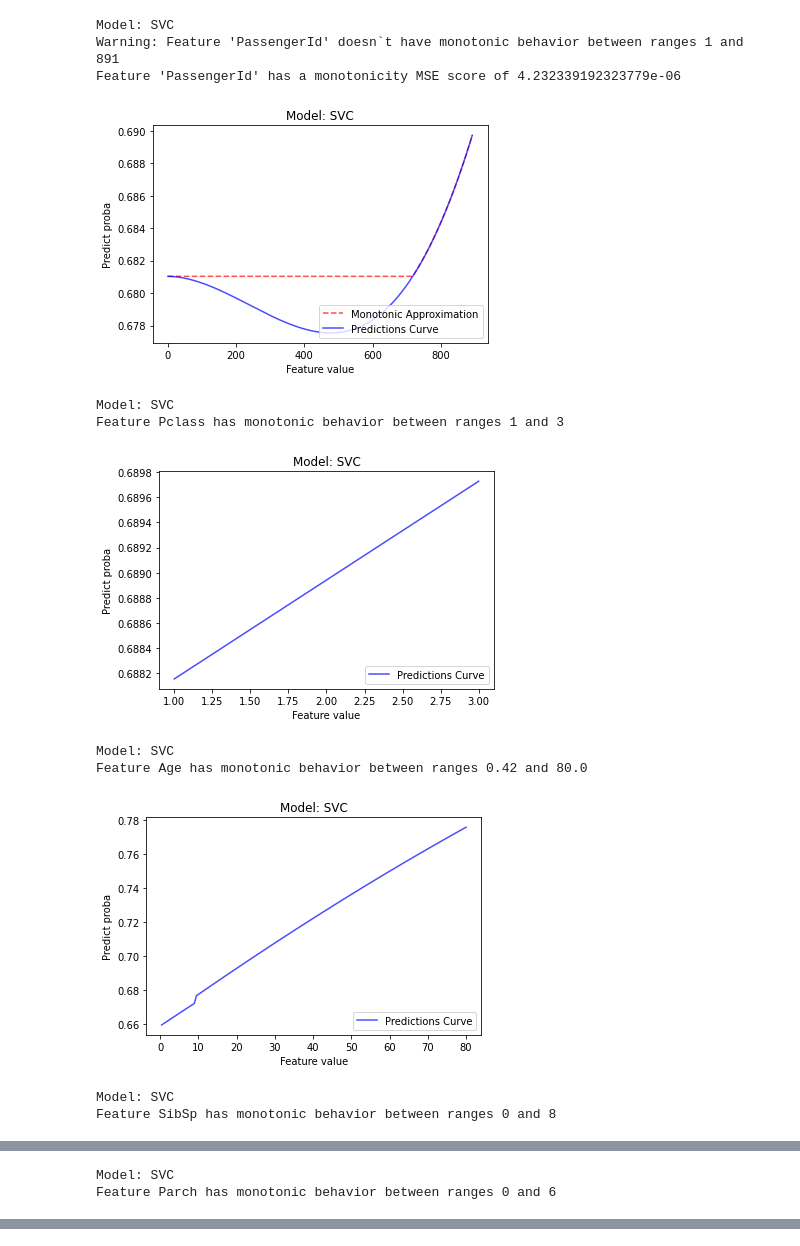
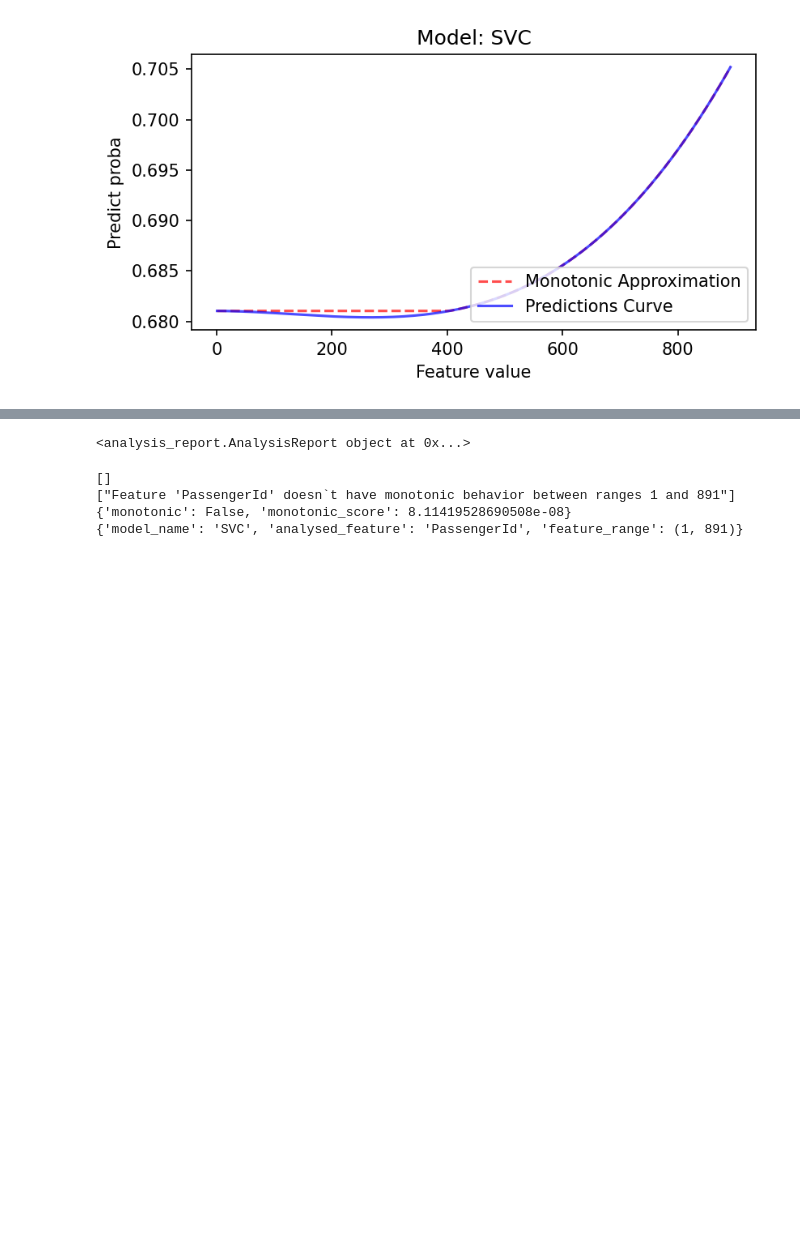
Before and after one commit to jpgianfaldoni/MLBugDetection, a Jupyter notebook: src/Testing.ipynb, the cells around one changed output, grey strips where cells are left out. Saved outputs shown, nothing was run; the diff lists cells and outputs as text; code cells hidden in the pictures; blank space fills up the shorter version.

Commit message:
create analysis_report Class

```diff
--- a/src/Testing.ipynb
+++ b/src/Testing.ipynb
@@ -30,19 +30,9 @@ example_titanic = df_titanic.sample(1)
 # %%
 for c in df_titanic.columns:
     if c != 'isFraud':
         minV = df_titanic[c].min()
         maxV = df_titanic[c].max()
-        check_monotonicity(c,minV,maxV,example_titanic, SVM, 150, plot_graph=True)
+        teste = check_monotonicity(c,minV,maxV,example_titanic, SVM, 150)
+    break
 # %% [output]
-Model: SVC
-Warning: Feature 'PassengerId' doesn`t have monotonic behavior between ranges 1 and 891
-Feature 'PassengerId' has a monotonicity MSE score of 4.232339192323779e-06
-[figure, old version]
+[figure, new version]
-Model: SVC
-Feature Pclass has monotonic behavior between ranges 1 and 3
-[figure, removed]
-Model: SVC
-Feature Age has monotonic behavior between ranges 0.42 and 80.0
-[figure, removed]
-Model: SVC
-Feature SibSp has monotonic behavior between ranges 0 and 8
@@ -50,2 +38,0 @@ Feature SibSp has monotonic behavior between ranges 0 and 8
-Model: SVC
-Feature Parch has monotonic behavior between ranges 0 and 6
@@ -57,3 +39,18 @@ Feature Fare has monotonic behavior between ranges 0.0 and 512.3292
+# %%
+print(teste)
+teste.save_graphs()
+# %% [output]
+<analysis_report.AnalysisReport object at 0x...>
+# %%
+print(teste.errors)
+print(teste.warnings)
+print(teste.metrics)
+print(teste.model_info)
+# %% [output]
+[]
+["Feature 'PassengerId' doesn`t have monotonic behavior between ranges 1 and 891"]
+{'monotonic': False, 'monotonic_score': 8.11419528690508e-08}
+{'model_name': 'SVC', 'analysed_feature': 'PassengerId', 'feature_range': (1, 891)}
 # %%
 for c in df_titanic.columns:
     if c != 'isFraud':
```
Also changed, not shown: parts of 6 cells of this notebook, 6 other files.
